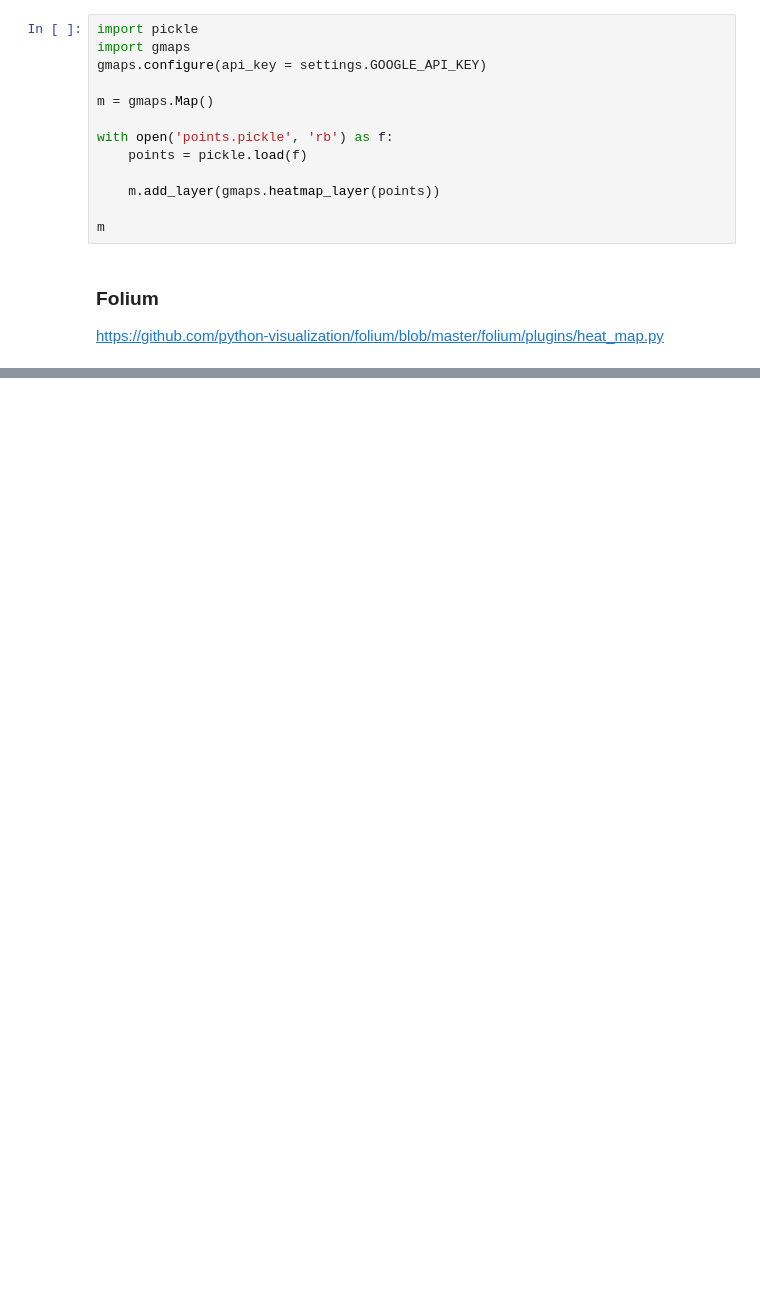
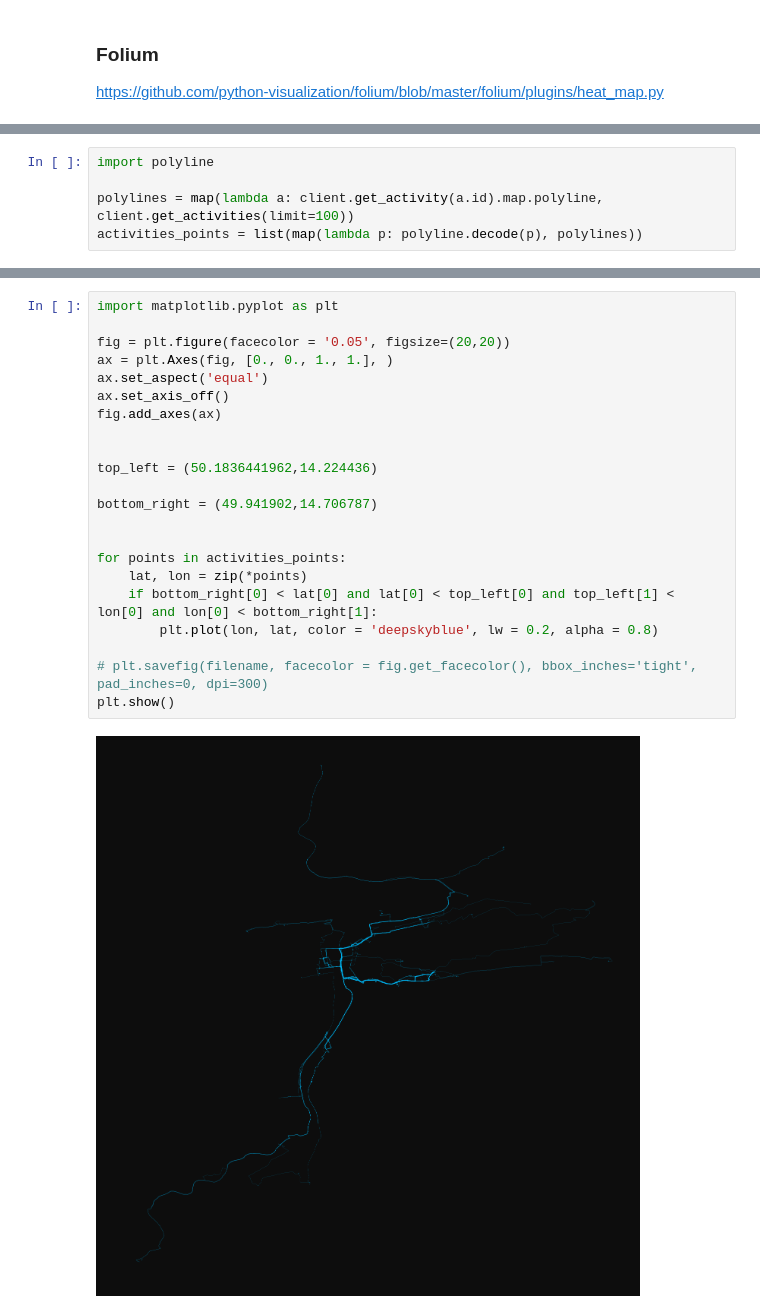
Before and after one commit to stlk/strava-playground, a Jupyter notebook: Strava heatmap.ipynb, the cells around one changed output, grey strips where cells are left out. Saved outputs shown, nothing was run; the diff lists cells and outputs as text; blank space fills up the shorter version.

Commit message:
Matplotlib approach to heatmaps

```diff
--- a/Strava heatmap.ipynb
+++ b/Strava heatmap.ipynb
@@ -35,16 +17,3 @@ No such attribute available_zones on entity <Activity id=605742086 name='Saturda
-# %%
-import pickle
-import gmaps
-gmaps.configure(api_key = settings.GOOGLE_API_KEY)
-
-m = gmaps.Map()
-
-with open('points.pickle', 'rb') as f:
-    points = pickle.load(f)
-
-    m.add_layer(gmaps.heatmap_layer(points))
-
-m
 # %% [markdown]
 ### Folium
 
@@ -65,0 +39,5 @@ heatmap_map.save("heatmap.html")
+# %%
+import polyline
+
+polylines = map(lambda a: client.get_activity(a.id).map.polyline, client.get_activities(limit=100))
+activities_points = list(map(lambda p: polyline.decode(p), polylines))
@@ -65,0 +62,24 @@ heatmap_map.save("heatmap.html")
+# %%
+import matplotlib.pyplot as plt
+
+fig = plt.figure(facecolor = '0.05', figsize=(20,20))
+ax = plt.Axes(fig, [0., 0., 1., 1.], )
+ax.set_aspect('equal')
+ax.set_axis_off()
+fig.add_axes(ax)
+
+
+top_left = (50.1836441962,14.224436)
+
+bottom_right = (49.941902,14.706787)
+
+
+for points in activities_points:
+    lat, lon = zip(*points)
+    if bottom_right[0] < lat[0] and lat[0] < top_left[0] and top_left[1] < lon[0] and lon[0] < bottom_right[1]:
+        plt.plot(lon, lat, color = 'deepskyblue', lw = 0.2, alpha = 0.8)
+
+# plt.savefig(filename, facecolor = fig.get_facecolor(), bbox_inches='tight', pad_inches=0, dpi=300)
+plt.show()
+# %% [output]
+[figure, added]
```
Also changed, not shown: parts of 4 cells of this notebook.
